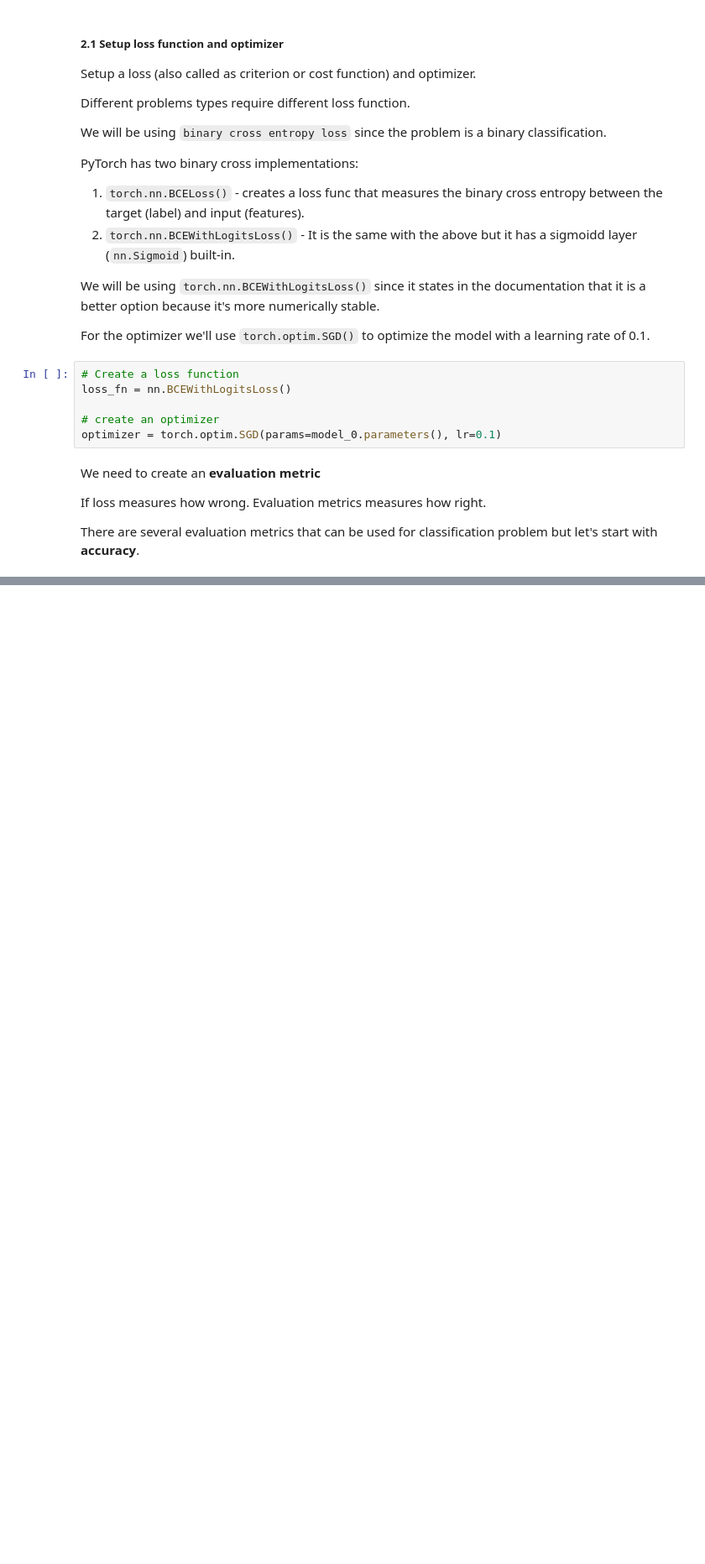
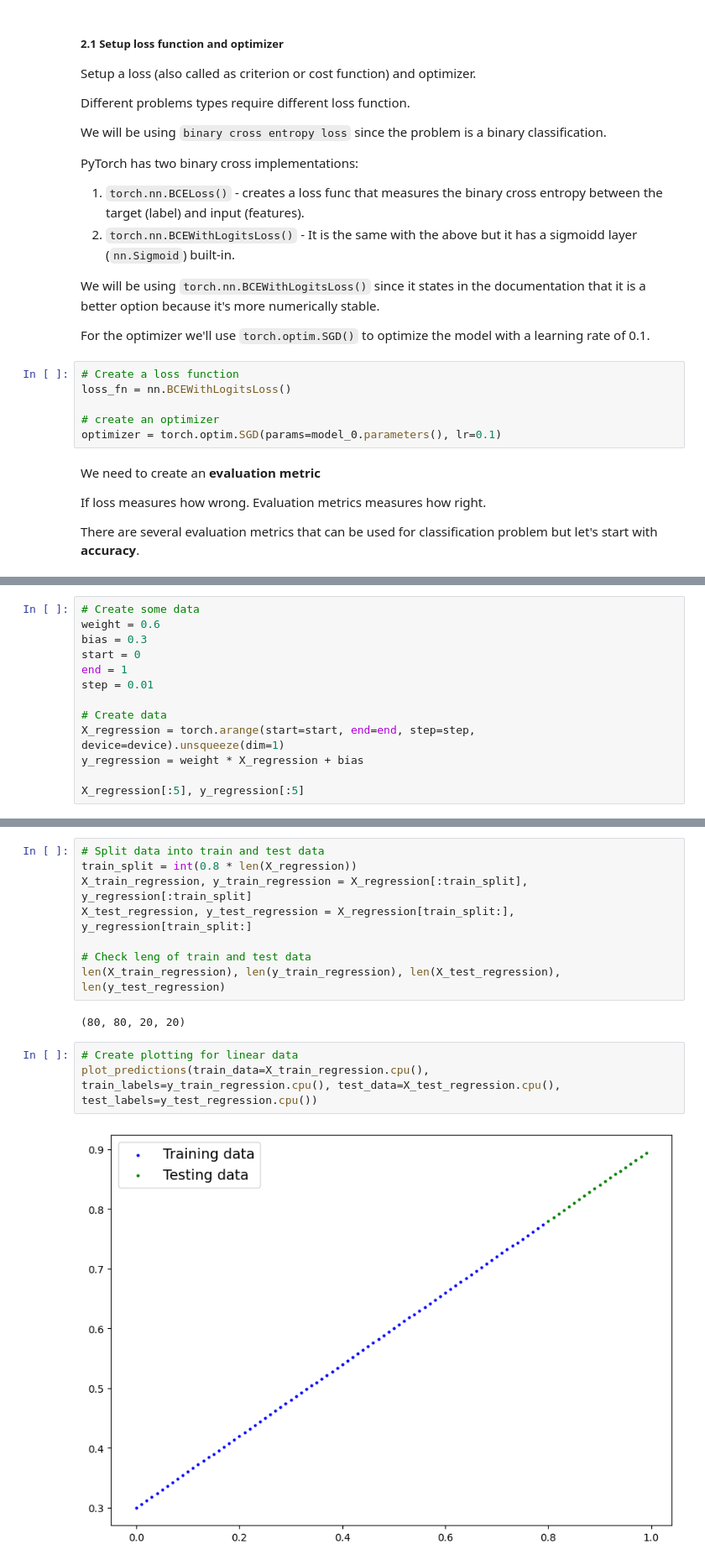
Before and after one commit to VPpexis/pytorch-training, a Jupyter notebook: 02_pytorch_neural_network_classification.ipynb, the cells around one changed output, grey strips where cells are left out. Shown at 84% size. Saved outputs shown, nothing was run; the diff lists cells and outputs as text; blank space fills up the shorter version.

```diff
--- a/02_pytorch_neural_network_classification.ipynb
+++ b/02_pytorch_neural_network_classification.ipynb
@@ -270,0 +550,13 @@ def accuracy_fn(y_true, y_pre)
+# %%
+# Create some data
+weight = 0.6
+bias = 0.3
+start = 0
+end = 1
+step = 0.01
+
+# Create data
+X_regression = torch.arange(start=start, end=end, step=step, device=device).unsqueeze(dim=1)
+y_regression = weight * X_regression + bias
+
+X_regression[:5], y_regression[:5]
@@ -270,0 +574,15 @@ def accuracy_fn(y_true, y_pre)
+# %%
+# Split data into train and test data
+train_split = int(0.8 * len(X_regression))
+X_train_regression, y_train_regression = X_regression[:train_split], y_regression[:train_split]
+X_test_regression, y_test_regression = X_regression[train_split:], y_regression[train_split:]
+
+# Check leng of train and test data
+len(X_train_regression), len(y_train_regression), len(X_test_regression), len(y_test_regression)
+# %% [output]
+(80, 80, 20, 20)
+# %%
+# Create plotting for linear data
+plot_predictions(train_data=X_train_regression.cpu(), train_labels=y_train_regression.cpu(), test_data=X_test_regression.cpu(), test_labels=y_test_regression.cpu())
+# %% [output]
+[figure, added]
```
Also changed, not shown: parts of 82 cells of this notebook, 1 other file.
